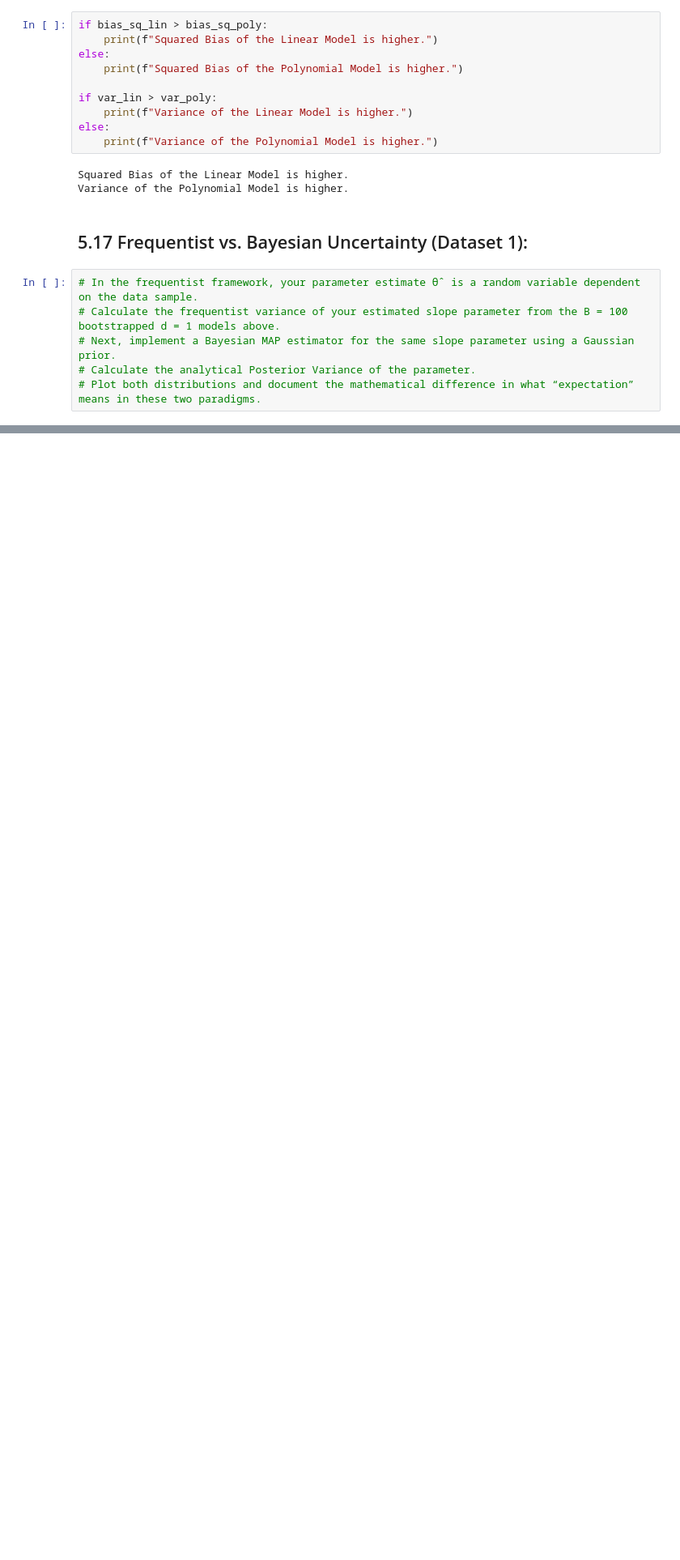
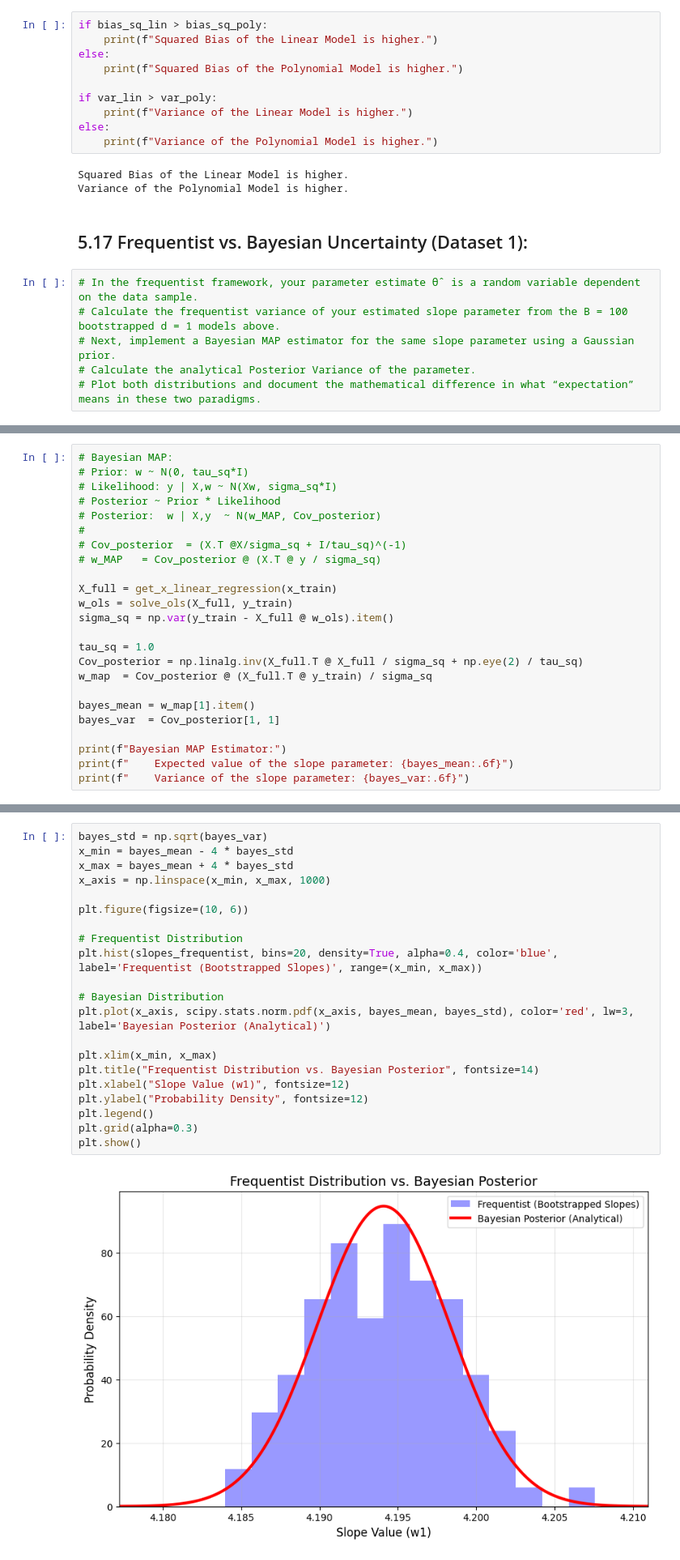
Before and after one commit to Bitupan132/E1_213_Pattern_Recognition_and_Neural_Networks, a Jupyter notebook: Assignment_1/src/5_bias_variance_decomposition.ipynb, the cells around one changed output, grey strips where cells are left out. Shown at 81% size. Drawn from its saved outputs; the diff is of its cells as text; blank space fills up the shorter version.

```diff
--- a/Assignment_1/src/5_bias_variance_decomposition.ipynb
+++ b/Assignment_1/src/5_bias_variance_decomposition.ipynb
@@ -155,0 +177,24 @@ Variance of the Polynomial Model is higher.
+# %%
+# Bayesian MAP:
+# Prior: w ~ N(0, tau_sq*I)
+# Likelihood: y | X,w ~ N(Xw, sigma_sq*I)
+# Posterior ~ Prior * Likelihood
+# Posterior:  w | X,y  ~ N(w_MAP, Cov_posterior)
+#
+# Cov_posterior  = (X.T @X/sigma_sq + I/tau_sq)^(-1)
+# w_MAP   = Cov_posterior @ (X.T @ y / sigma_sq)
+
+X_full = get_x_linear_regression(x_train)
+w_ols = solve_ols(X_full, y_train)
+sigma_sq = np.var(y_train - X_full @ w_ols).item()
+
+tau_sq = 1.0
+Cov_posterior = np.linalg.inv(X_full.T @ X_full / sigma_sq + np.eye(2) / tau_sq)
+w_map  = Cov_posterior @ (X_full.T @ y_train) / sigma_sq
+
+bayes_mean = w_map[1].item()
+bayes_var  = Cov_posterior[1, 1]
+
+print(f"Bayesian MAP Estimator:")
+print(f"    Expected value of the slope parameter: {bayes_mean:.6f}")
+print(f"    Variance of the slope parameter: {bayes_var:.6f}")
@@ -155,0 +205,23 @@ Variance of the Polynomial Model is higher.
+# %%
+bayes_std = np.sqrt(bayes_var)
+x_min = bayes_mean - 4 * bayes_std
+x_max = bayes_mean + 4 * bayes_std
+x_axis = np.linspace(x_min, x_max, 1000)
+
+plt.figure(figsize=(10, 6))
+
+# Frequentist Distribution
+plt.hist(slopes_frequentist, bins=20, density=True, alpha=0.4, color='blue', label='Frequentist (Bootstrapped Slopes)', range=(x_min, x_max))
+
+# Bayesian Distribution
+plt.plot(x_axis, scipy.stats.norm.pdf(x_axis, bayes_mean, bayes_std), color='red', lw=3, label='Bayesian Posterior (Analytical)')
+
+plt.xlim(x_min, x_max)
+plt.title("Frequentist Distribution vs. Bayesian Posterior", fontsize=14)
+plt.xlabel("Slope Value (w1)", fontsize=12)
+plt.ylabel("Probability Density", fontsize=12)
+plt.legend()
+plt.grid(alpha=0.3)
+plt.show()
+# %% [output]
+[figure, added]
```
Also changed, not shown: parts of 8 cells of this notebook.
